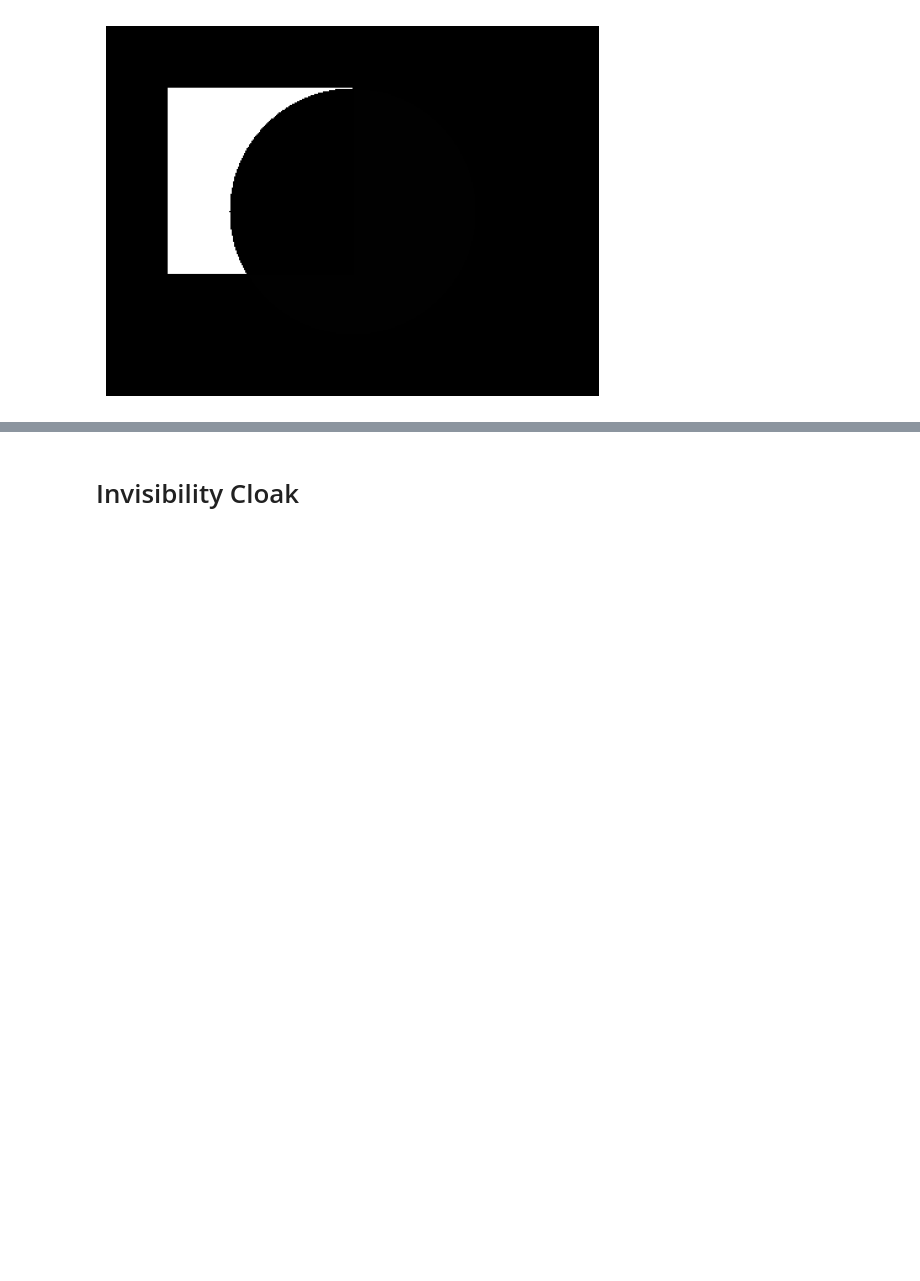
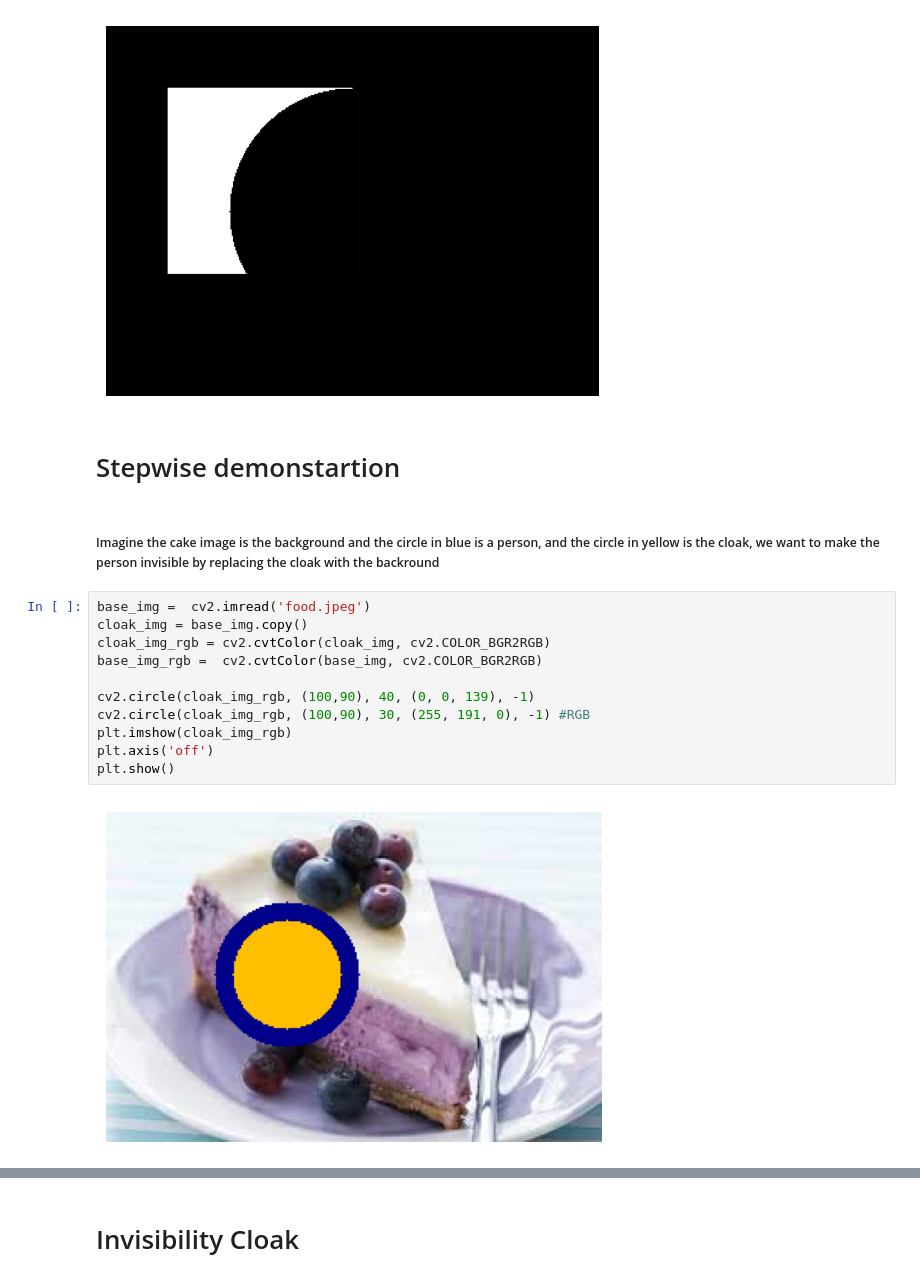
Before and after one commit to tejalkul/TL-CV-Workshop, a Jupyter notebook: workshop.ipynb, the cells around one changed output, grey strips where cells are left out. Saved outputs shown, nothing was run; the diff lists cells and outputs as text; blank space fills up the shorter version.

```diff
--- a/workshop.ipynb
+++ b/workshop.ipynb
@@ -141,3 +154,21 @@ plt.axis('off')
 plt.show()
 # %% [output]
 [figure]
+# %% [markdown]
+<h1>Stepwise demonstartion</h1>
+# %% [markdown]
+<h5>Imagine the cake image is the background and the circle in blue is a person,
+and the circle in yellow is the cloak, we want to make the person invisible by replacing the cloak with the backround</h5>
+# %%
+base_img =  cv2.imread('food.jpeg')
+cloak_img = base_img.copy()
+cloak_img_rgb = cv2.cvtColor(cloak_img, cv2.COLOR_BGR2RGB)
+base_img_rgb =  cv2.cvtColor(base_img, cv2.COLOR_BGR2RGB)
+
+cv2.circle(cloak_img_rgb, (100,90), 40, (0, 0, 139), -1)
+cv2.circle(cloak_img_rgb, (100,90), 30, (255, 191, 0), -1) #RGB
+plt.imshow(cloak_img_rgb)
+plt.axis('off')
+plt.show()
+# %% [output]
+[figure, added]
```
Also changed, not shown: parts of 9 cells of this notebook.
